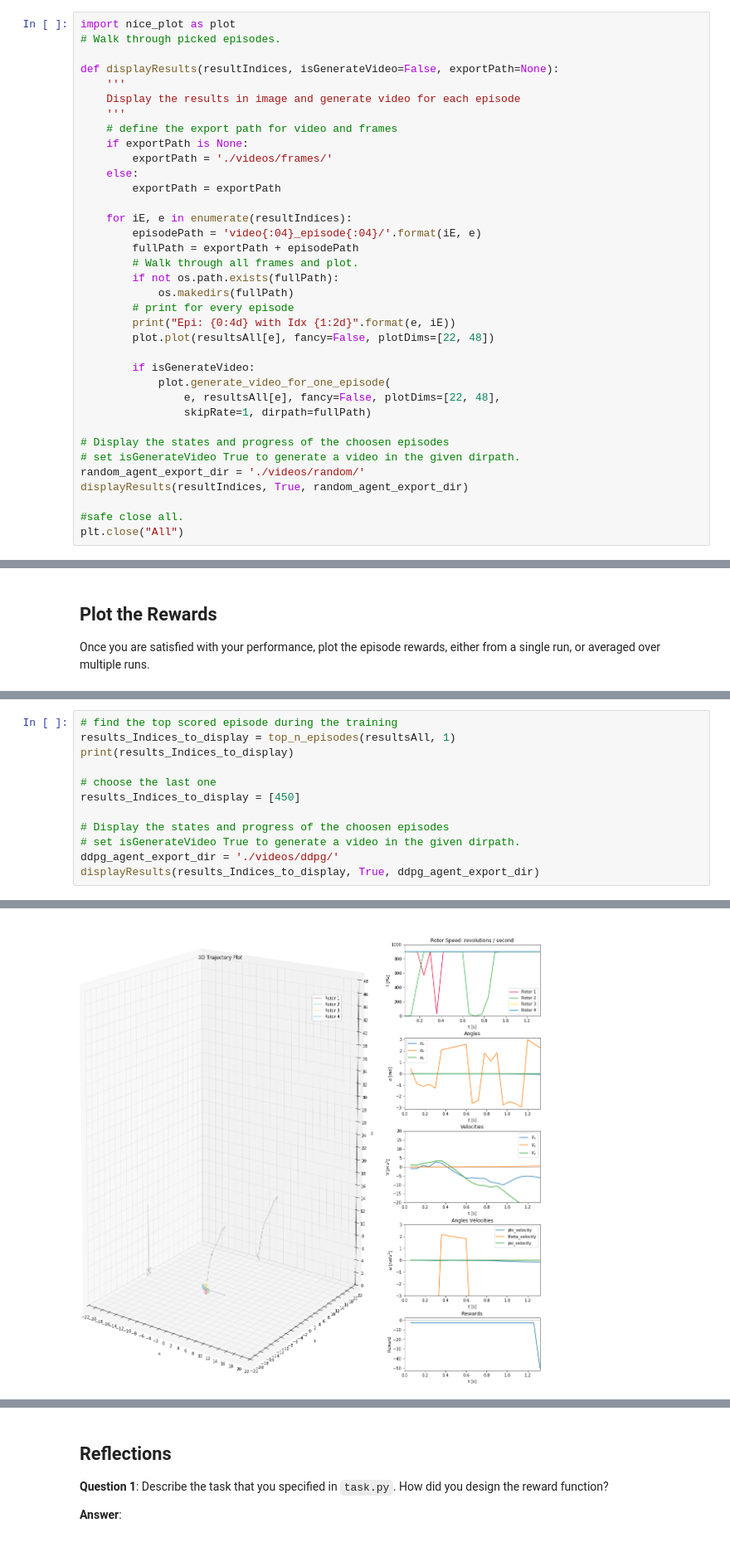
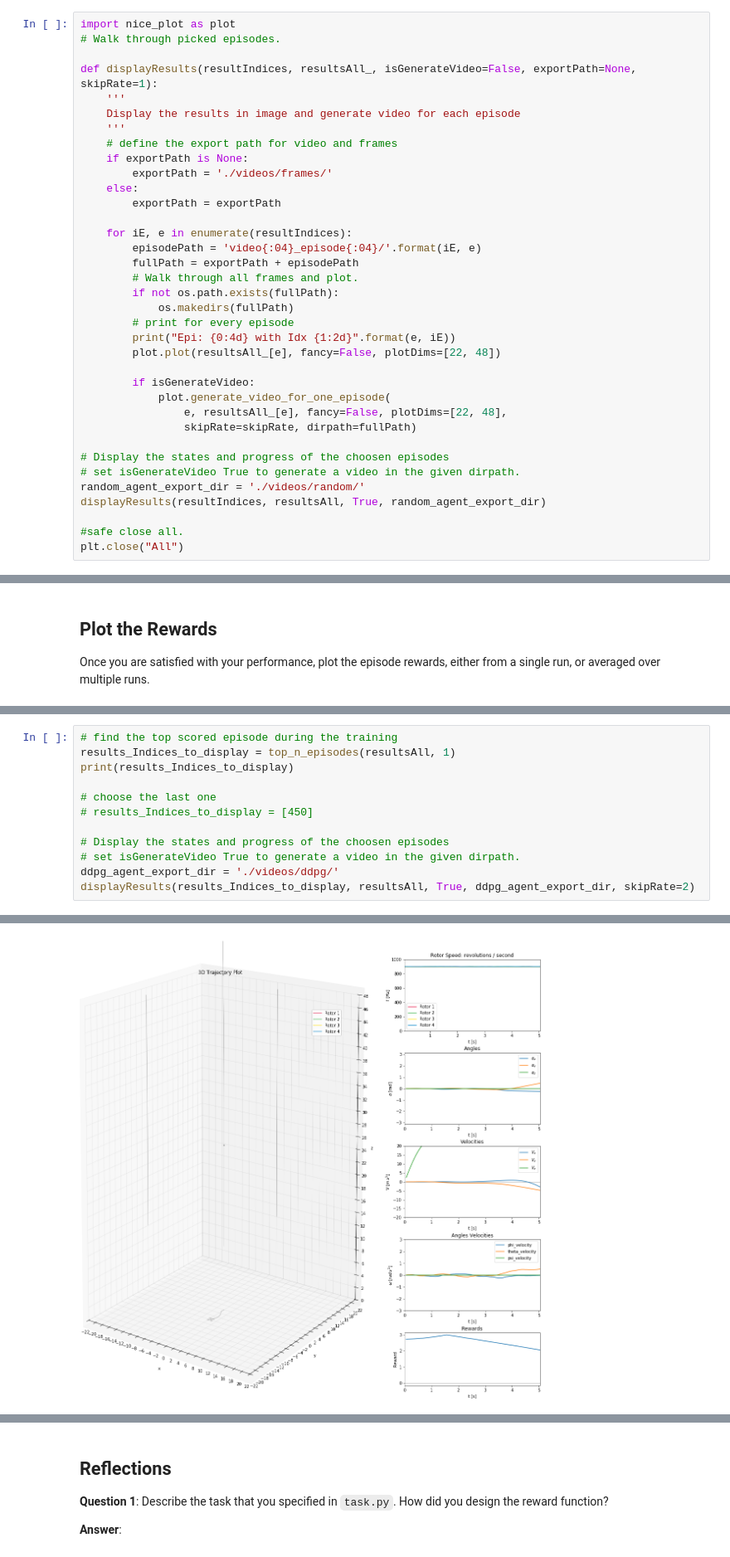
Before and after one commit to yingding/RL-Quadcopter-2, a Jupyter notebook: Quadcopter_Project.ipynb, the cells around one changed output, grey strips where cells are left out. Shown at 83% size. Drawn from its saved outputs; the diff is of its cells as text.

```diff
--- a/Quadcopter_Project.ipynb
+++ b/Quadcopter_Project.ipynb
@@ -301,7 +301,7 @@ Scored: [3.9847644819265327]
 import nice_plot as plot
 # Walk through picked episodes.
 
-def displayResults(resultIndices, isGenerateVideo=False, exportPath=None):
+def displayResults(resultIndices, resultsAll_, isGenerateVideo=False, exportPath=None, skipRate=1):
     '''
     Display the results in image and generate video for each episode
     '''
@@ -319,17 +319,17 @@ def displayResults(resultIndices, isGenerateVideo=False, exportPath=None):
             os.makedirs(fullPath)
         # print for every episode
         print("Epi: {0:4d} with Idx {1:2d}".format(e, iE))
-        plot.plot(resultsAll[e], fancy=False, plotDims=[22, 48])
+        plot.plot(resultsAll_[e], fancy=False, plotDims=[22, 48])
 
         if isGenerateVideo:
             plot.generate_video_for_one_episode(
-                e, resultsAll[e], fancy=False, plotDims=[22, 48],
-                skipRate=1, dirpath=fullPath)
+                e, resultsAll_[e], fancy=False, plotDims=[22, 48],
+                skipRate=skipRate, dirpath=fullPath)
 
 # Display the states and progress of the choosen episodes
 # set isGenerateVideo True to generate a video in the given dirpath.
 random_agent_export_dir = './videos/random/'
-displayResults(resultIndices, True, random_agent_export_dir)
+displayResults(resultIndices, resultsAll, True, random_agent_export_dir)
 
 #safe close all.
 plt.close("All")
@@ -450,10 +448,10 @@ results_Indices_to_display = top_n_episodes(resultsAll, 1)
 print(results_Indices_to_display)
 
 # choose the last one
-results_Indices_to_display = [450]
+# results_Indices_to_display = [450]
 
 # Display the states and progress of the choosen episodes
 # set isGenerateVideo True to generate a video in the given dirpath.
 ddpg_agent_export_dir = './videos/ddpg/'
-displayResults(results_Indices_to_display, True, ddpg_agent_export_dir)
+displayResults(results_Indices_to_display, resultsAll, True, ddpg_agent_export_dir, skipRate=2)
 # %% [output]
@@ -465 +463 @@ Epi:  450 with Idx  0
-[figure, old version]
+[figure, new version]
```
Also changed, not shown: parts of 16 cells of this notebook, 4 other files.
